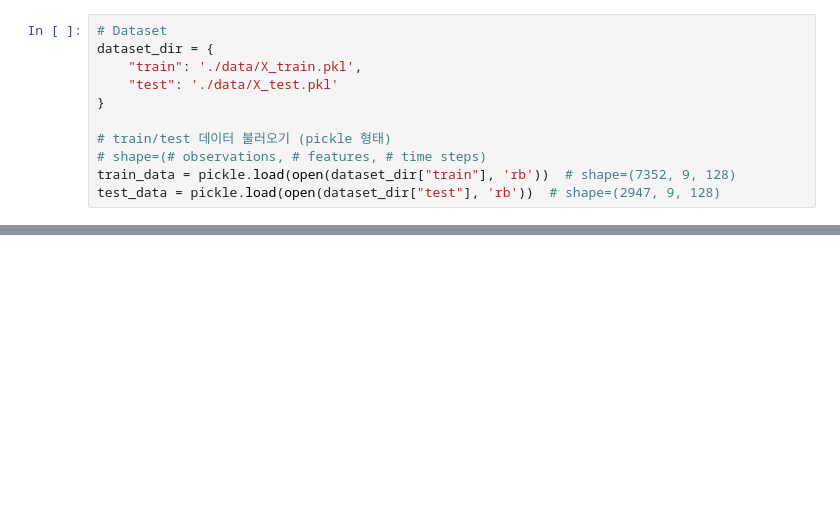
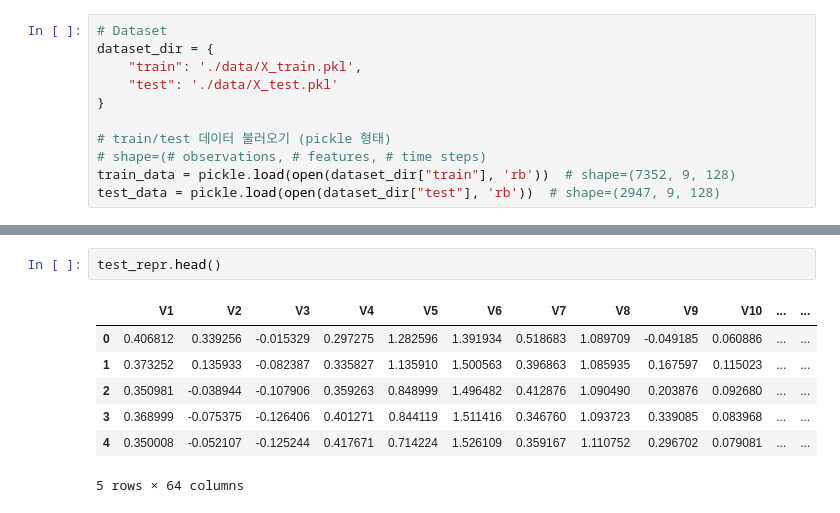
Before and after one commit to ClustProject/KUDataRepresentation, a Jupyter notebook: Test.ipynb, the cells around one changed output, grey strips where cells are left out. Cells and saved outputs as stored; diff of their text form; blank space fills up the shorter version.

```diff
--- a/Test.ipynb
+++ b/Test.ipynb
@@ -111,3 +145,13 @@ train_repr, test_repr = data_repr.encode_data(model, best_model_path=config["bes
+# %%
+test_repr.head()
+# %% [output]
+|  | V1 | V2 | V3 | V4 | V5 | V6 | V7 | V8 | V9 | V10 | ... | ... |
+| 0 | 0.406812 | 0.339256 | -0.015329 | 0.297275 | 1.282596 | 1.391934 | 0.518683 | 1.089709 | -0.049185 | 0.060886 | ... | ... |
+| 1 | 0.373252 | 0.135933 | -0.082387 | 0.335827 | 1.135910 | 1.500563 | 0.396863 | 1.085935 | 0.167597 | 0.115023 | ... | ... |
+| 2 | 0.350981 | -0.038944 | -0.107906 | 0.359263 | 0.848999 | 1.496482 | 0.412876 | 1.090490 | 0.203876 | 0.092680 | ... | ... |
+| 3 | 0.368999 | -0.075375 | -0.126406 | 0.401271 | 0.844119 | 1.511416 | 0.346760 | 1.093723 | 0.339085 | 0.083968 | ... | ... |
+| 4 | 0.350008 | -0.052107 | -0.125244 | 0.417671 | 0.714224 | 1.526109 | 0.359167 | 1.110752 | 0.296702 | 0.079081 | ... | ... |
+5 rows × 64 columns
 # %%
 # Case 2. model = ts_tcc
 config = config2
```
Also changed, not shown: parts of 16 cells of this notebook, 6 other files.
